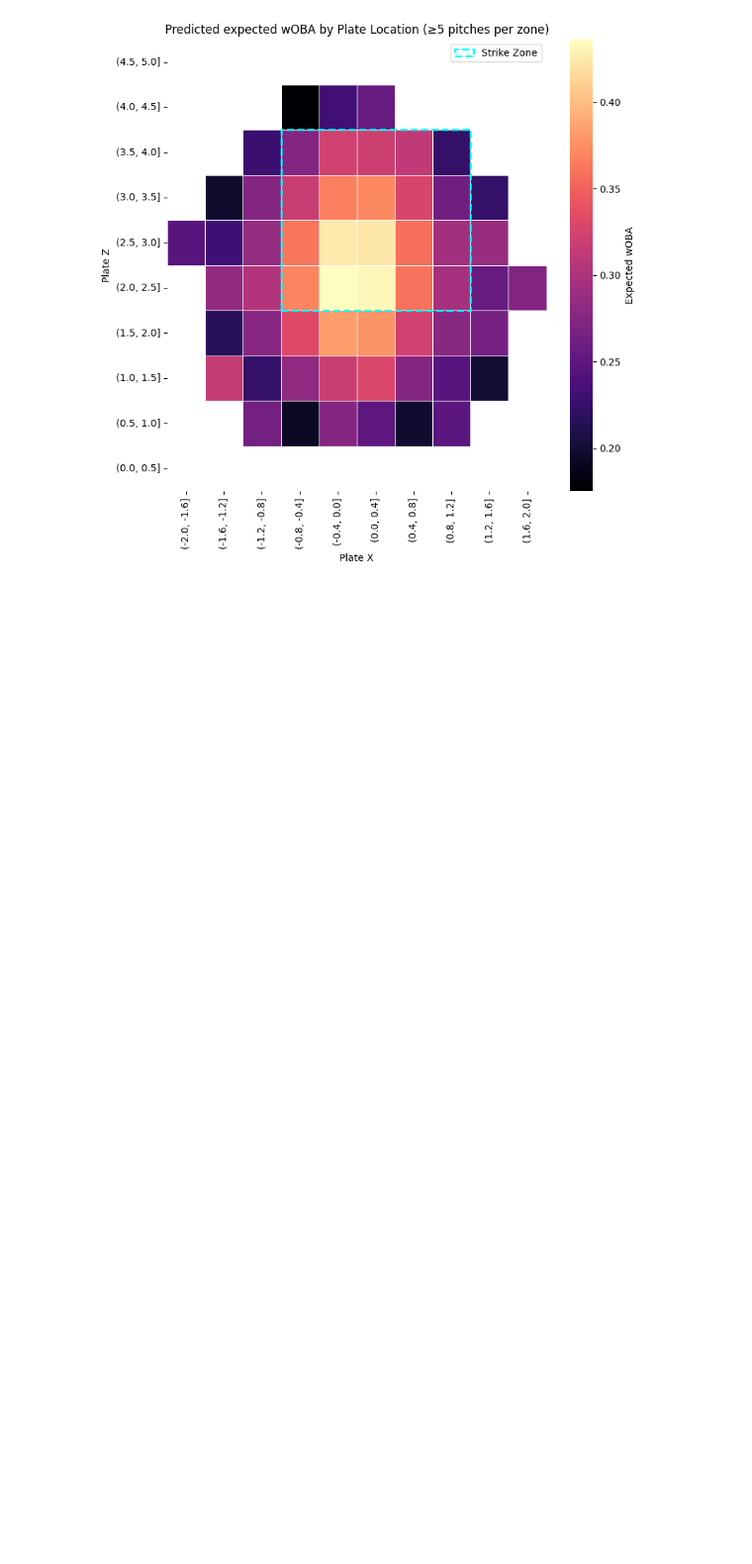
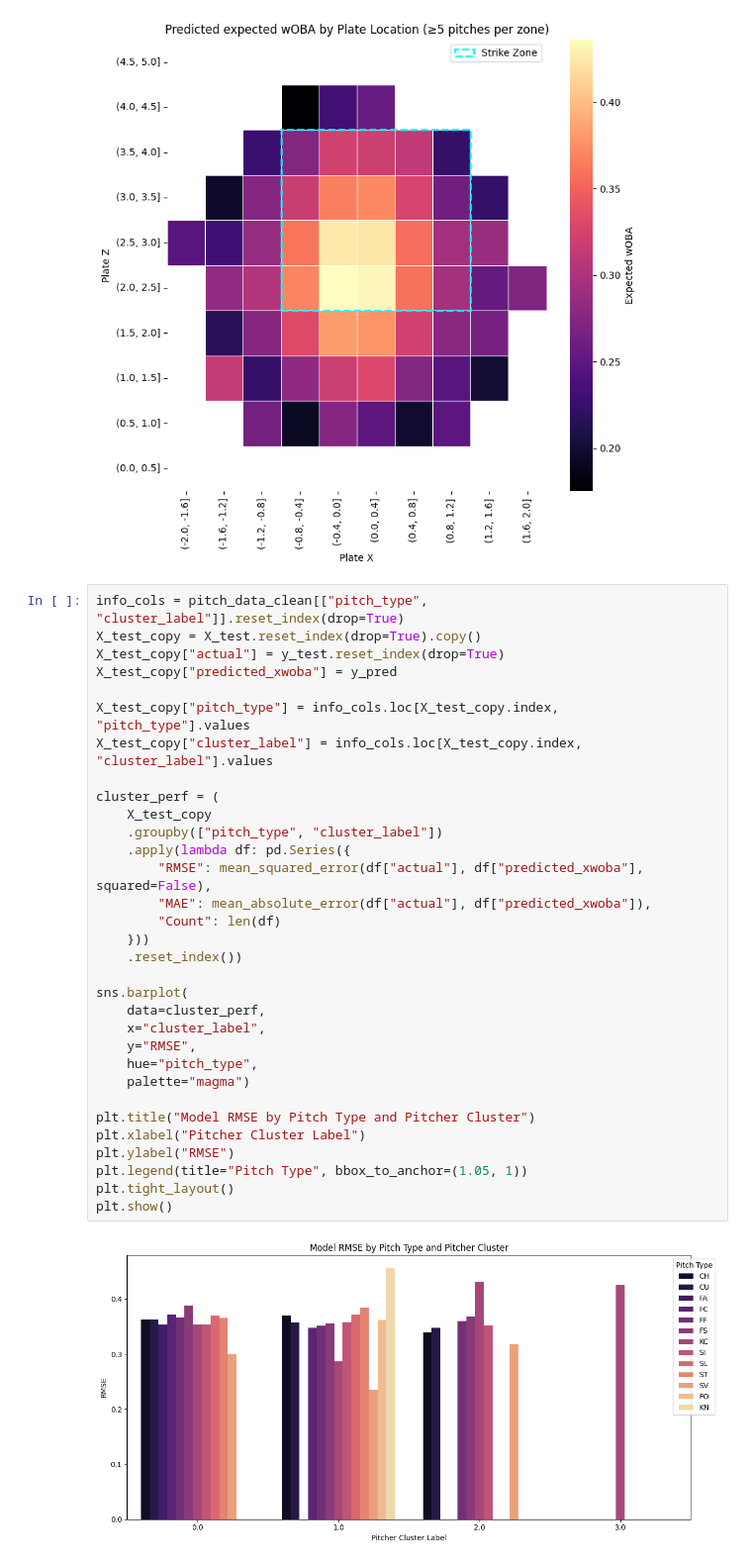
Before and after one commit to zybecker/DS-5500, a Jupyter notebook: XGBoost/Updated XGBoost.ipynb, the cells around one changed output. Shown at 99% size. Drawn from its saved outputs; the diff is of its cells as text; blank space fills up the shorter version.

```diff
--- a/XGBoost/Updated XGBoost.ipynb
+++ b/XGBoost/Updated XGBoost.ipynb
@@ -290,3 +321,37 @@ plt.tight_layout()
 plt.show()
 # %% [output]
 [figure]
+# %%
+info_cols = pitch_data_clean[["pitch_type", "cluster_label"]].reset_index(drop=True)
+X_test_copy = X_test.reset_index(drop=True).copy()
+X_test_copy["actual"] = y_test.reset_index(drop=True)
+X_test_copy["predicted_xwoba"] = y_pred
+
+X_test_copy["pitch_type"] = info_cols.loc[X_test_copy.index, "pitch_type"].values
+X_test_copy["cluster_label"] = info_cols.loc[X_test_copy.index, "cluster_label"].values
+
+cluster_perf = (
+    X_test_copy
+    .groupby(["pitch_type", "cluster_label"])
+    .apply(lambda df: pd.Series({
+        "RMSE": mean_squared_error(df["actual"], df["predicted_xwoba"], squared=False),
+        "MAE": mean_absolute_error(df["actual"], df["predicted_xwoba"]),
+        "Count": len(df)
+    }))
+    .reset_index())
+
+sns.barplot(
+    data=cluster_perf,
+    x="cluster_label",
+    y="RMSE",
+    hue="pitch_type",
+    palette="magma")
+
+plt.title("Model RMSE by Pitch Type and Pitcher Cluster")
+plt.xlabel("Pitcher Cluster Label")
+plt.ylabel("RMSE")
+plt.legend(title="Pitch Type", bbox_to_anchor=(1.05, 1))
+plt.tight_layout()
+plt.show()
+# %% [output]
+[figure, added]
```
Also changed, not shown: parts of 1 cell of this notebook.
